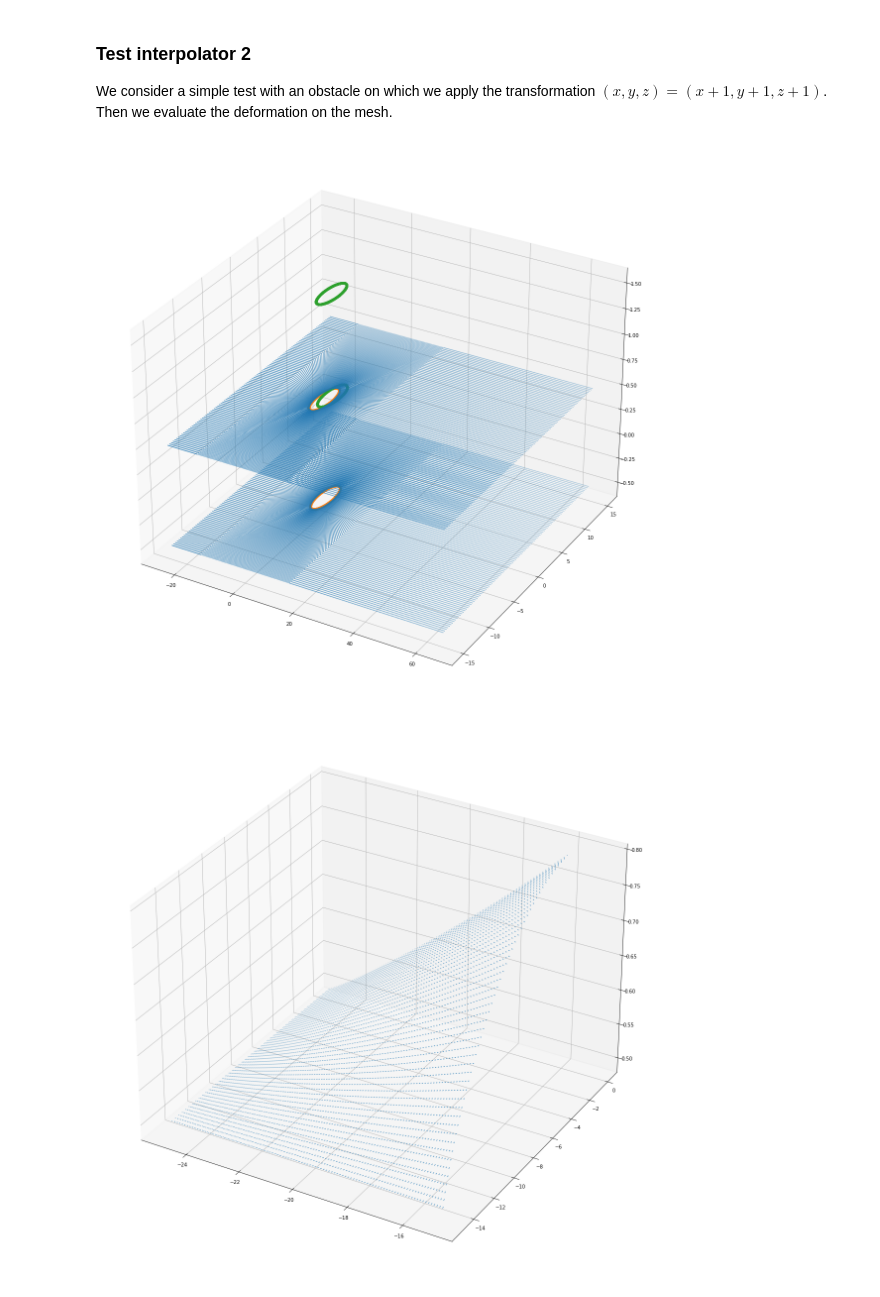
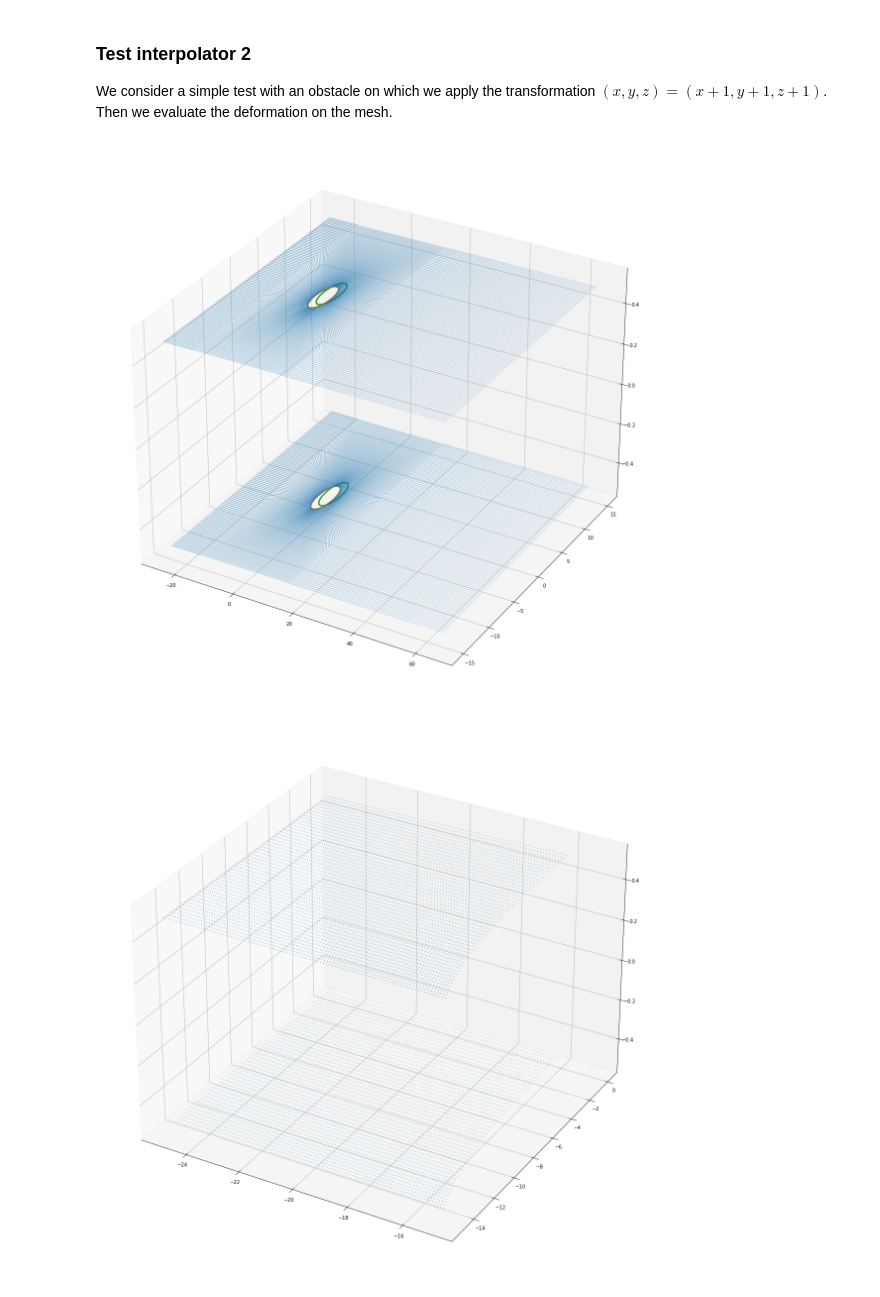
Before and after one commit to fAndreuzzi/mismesh, a Jupyter notebook: Notebook.ipynb, the cells around one changed output. Saved outputs shown, nothing was run; the diff lists cells and outputs as text; code cells hidden in the pictures.

Commit message:
fix interpolator on third axis

```diff
--- a/Notebook.ipynb
+++ b/Notebook.ipynb
@@ -31,10 +31,10 @@ def train_interpolator(old_walls, old_obstacle_points, new_obstacle_points, **kw
     train_points, uindexes = np.unique(train_points, return_index=True, axis=0)
     train_values = train_values[uindexes]
 
-    return (Rbf(*train_points.T, train_values[:,i], **kwargs) for i in range(3))
+    return (Rbf(*train_points.T, train_values[:,i], **kwargs) for i in range(2))
 
-def interpolate_mesh(old_mesh_points, *interpolators):
-    return np.array([intp(*old_mesh_points.T) for intp in interpolators]).T
+def interpolate_points(old_points, *interpolators):
+    return np.vstack([[intp(*old_points.T) for intp in interpolators], old_points[:,2]]).T
 # %% [markdown]
 ## Extraction of mesh points
 # %%
@@ -85,6 +85,9 @@ plt.show()
 ## Tests
 ### Test interpolator 1
 We consider a simple test with an obstacle on which we apply the transformation $(x,y,z) = (x+1, y+1, z+1)$. Then we evaluate the deformation on 4 points.
+# %%
+def transform(vec):
+    return vec + np.array([1,1,0])
 # %%
 obstacle = extract_boundary_coords(mesh, b'obstacle')
 
@@ -110,23 +114,23 @@ We consider a simple test with an obstacle on which we apply the transformation
 # %%
 obstacle = extract_boundary_coords(mesh, b'obstacle')
 
 fig = plt.figure(figsize=(20,30))
 ax = fig.add_subplot(projection='3d')
-ax.scatter(*mesh.points.T, marker='.', s=1)
-ax.scatter(*obstacle.T)
-ax.scatter(*(obstacle+1).T)
+ax.scatter(*mesh.points.T, marker='.', s=1, alpha=0.3)
+ax.scatter(*obstacle.T, s=2)
+ax.scatter(*np.apply_along_axis(transform, 1, obstacle).T, s=2)
 plt.show()
 
 fig = plt.figure(figsize=(20,30))
 ax = fig.add_subplot(projection='3d')
-new_mesh = interpolate_mesh(mesh.points[:10000], *train_interpolator(
+new_mesh = interpolate_points(mesh.points[:10000], *train_interpolator(
                                     walls_coords(mesh),
                                     obstacle,
                                     obstacle + 1
                                 )
                             )
 ax.scatter(*new_mesh.T, marker='.', s=1)
 plt.show()
 # %% [output]
-[figure, old version]
+[figure, new version]
-[figure, old version]
+[figure, new version]
```
Also changed, not shown: parts of 1 cell of this notebook.
